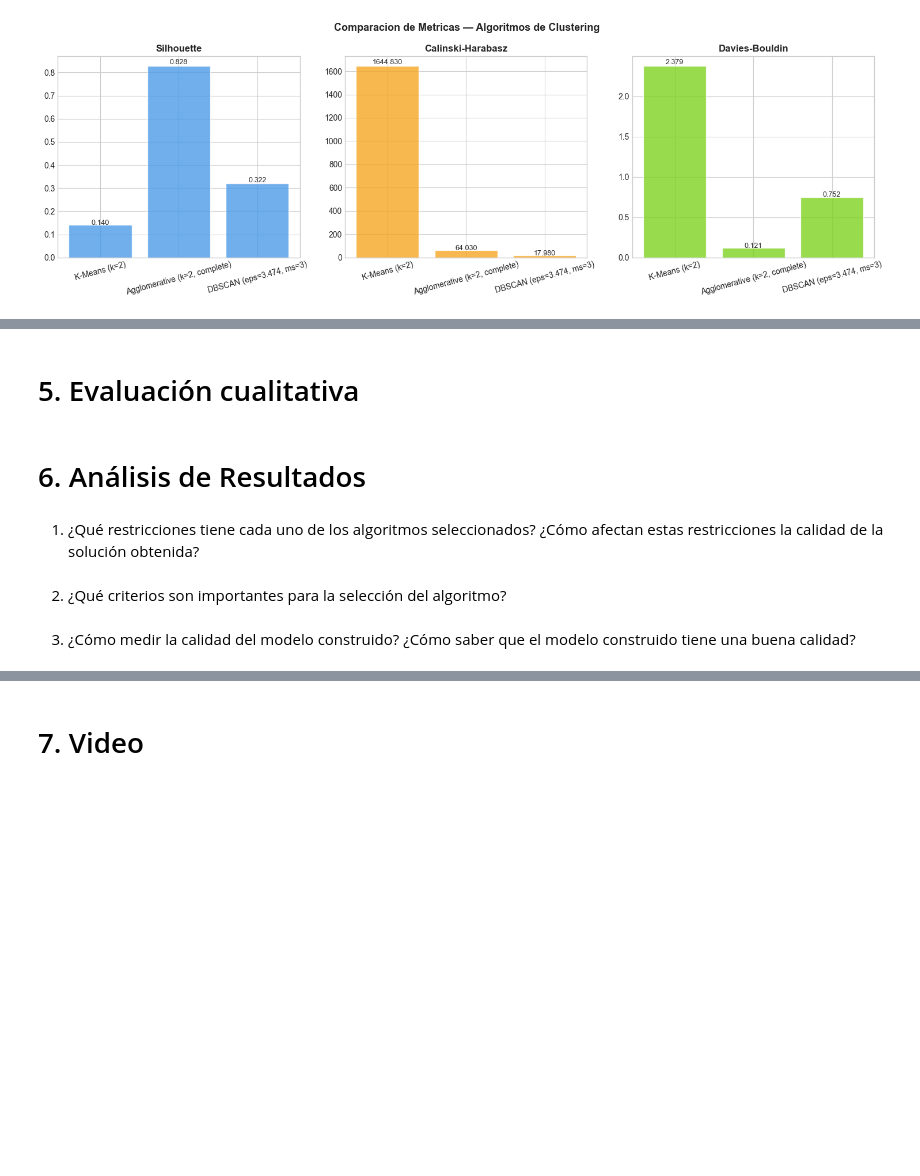
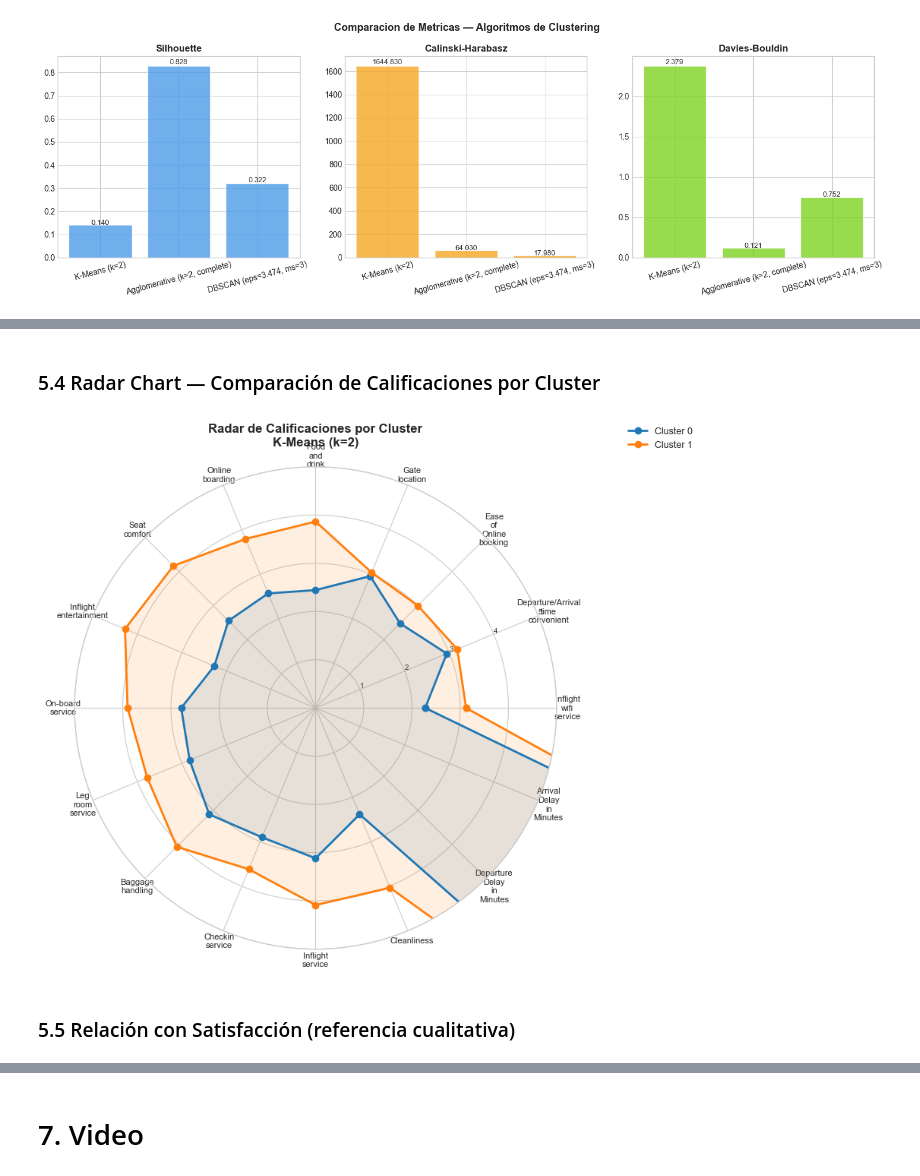
Before and after one commit to aspd-2501/Lab4-AM, a Jupyter notebook: Lab4.ipynb, the cells around one changed output, grey strips where cells are left out. Drawn from its saved outputs; the diff is of its cells as text; code cells hidden in the pictures; blank space fills up the shorter version.

```diff
--- a/Lab4.ipynb
+++ b/Lab4.ipynb
@@ -1238,10 +1327,39 @@ Las restricciones que afectaron a los demas:
+# %% [markdown]
+### 5.4 Radar Chart — Comparación de Calificaciones por Cluster
+# %%
+# Variables de calificación (escala 0-5) para radar
+rating_cols_eval = [c for c in cols_num_eval if c not in
+                    ['Age', 'Flight Distance',
+                     'Departure Delay in Minutes (log)', 'Arrival Delay in Minutes (log)']]
+
+perfil_rating = df_eval_clean.groupby('Cluster')[rating_cols_eval].mean()
+
+# Radar
+angles = np.linspace(0, 2 * np.pi, len(rating_cols_eval), endpoint=False).tolist()
+angles += angles[:1]  # cerrar polígono
+
+colors_radar = sns.color_palette('tab10', n_clusters_best)
+
+fig, ax = plt.subplots(figsize=(9, 9), subplot_kw=dict(polar=True))
+
+for i, cluster_id in enumerate(sorted(perfil_rating.index)):
+    values = perfil_rating.loc[cluster_id].tolist()
+    values += values[:1]
+    ax.plot(angles, values, 'o-', linewidth=2, color=colors_radar[i],
+            label=f'Cluster {cluster_id}')
+    ax.fill(angles, values, alpha=0.12, color=colors_radar[i])
+
+ax.set_xticks(angles[:-1])
+ax.set_xticklabels([c.replace(' ', '\n') for c in rating_cols_eval], size=8)
+ax.set_ylim(0, 5)
+ax.set_yticks([1, 2, 3, 4, 5])
+ax.set_yticklabels(['1','2','3','4','5'], size=7)
+ax.set_title(f'Radar de Calificaciones por Cluster\n{best_model_name}',
+             fontweight='bold', pad=20)
+ax.legend(loc='upper right', bbox_to_anchor=(1.3, 1.1), fontsize=9)
+plt.tight_layout()
+plt.show()
+# %% [output]
+[figure, added]
 # %% [markdown]
-# 5. Evaluación cualitativa
+### 5.5 Relación con Satisfacción (referencia cualitativa)
-# %% [markdown]
-# 6. Análisis de Resultados
-# %% [markdown]
-1. ¿Qué restricciones tiene cada uno de los algoritmos seleccionados? ¿Cómo afectan estas restricciones la calidad de la solución obtenida?
-# %% [markdown]
-2. ¿Qué criterios son importantes para la selección del algoritmo?
-# %% [markdown]
-3. ¿Cómo medir la calidad del modelo construido? ¿Cómo saber que el modelo construido tiene una buena calidad?
```
Also changed, not shown: parts of 36 cells of this notebook.
